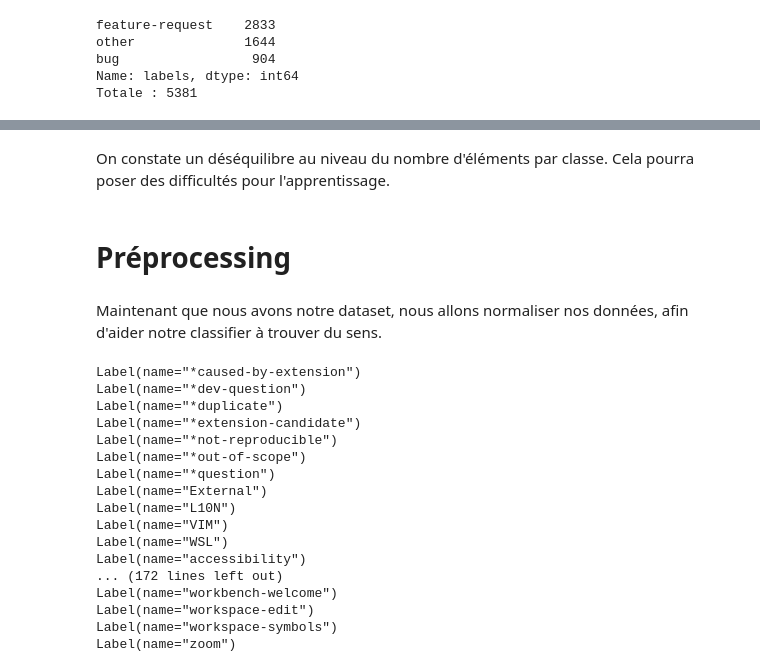
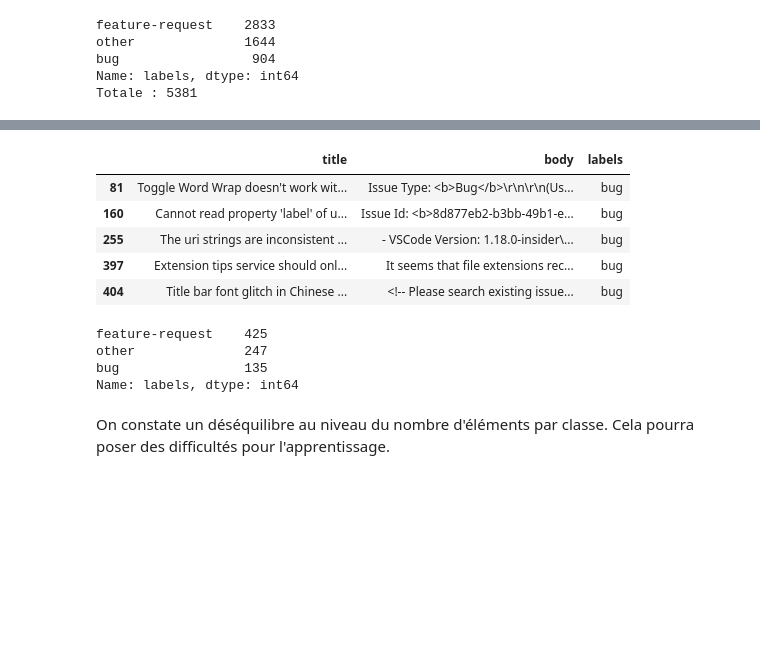
Before and after one commit to AMTheMonkey/DeepLearning, a Jupyter notebook: NLP_VSCode_issues/VSCode_issues.ipynb, the cells around one changed output, grey strips where cells are left out. Cells and saved outputs as stored; diff of their text form; code cells hidden in the pictures; blank space fills up the shorter version.

```diff
--- a/NLP_VSCode_issues/VSCode_issues.ipynb
+++ b/NLP_VSCode_issues/VSCode_issues.ipynb
@@ -92,27 +142,18 @@ Totale : 5381
+# %%
+dfValidation.head()
+# %% [output]
+|  | title | body | labels |
+| 81 | Toggle Word Wrap doesn't work wit... | Issue Type: <b>Bug</b>\r\n\r\n(Us... | bug |
+| 160 | Cannot read property 'label' of u... | Issue Id: <b>8d877eb2-b3bb-49b1-e... | bug |
+| 255 | The uri strings are inconsistent ... | - VSCode Version: 1.18.0-insider\... | bug |
+| 397 | Extension tips service should onl... | It seems that file extensions rec... | bug |
+| 404 | Title bar font glitch in Chinese ... | <!-- Please search existing issue... | bug |
+# %%
+dfValidation.labels.value_counts()
+# %% [output]
+feature-request    425
+other              247
+bug                135
+Name: labels, dtype: int64
 # %% [markdown]
 On constate un déséquilibre au niveau  du nombre d'éléments par classe. Cela pourra poser des difficultés pour l'apprentissage.
-# %% [markdown]
-# Préprocessing
-# %% [markdown]
-Maintenant que nous avons notre dataset, nous allons normaliser nos données, afin d'aider notre classifier à trouver du sens.
-# %%
-for l in labels:
-    print(l)
-# %% [output]
-Label(name="*caused-by-extension")
-Label(name="*dev-question")
-Label(name="*duplicate")
-Label(name="*extension-candidate")
-Label(name="*not-reproducible")
-Label(name="*out-of-scope")
-Label(name="*question")
-Label(name="External")
-Label(name="L10N")
-Label(name="VIM")
-Label(name="WSL")
-Label(name="accessibility")
-... (172 lines left out)
-Label(name="workbench-welcome")
-Label(name="workspace-edit")
-Label(name="workspace-symbols")
-Label(name="zoom")
```
Also changed, not shown: parts of 47 cells of this notebook.
